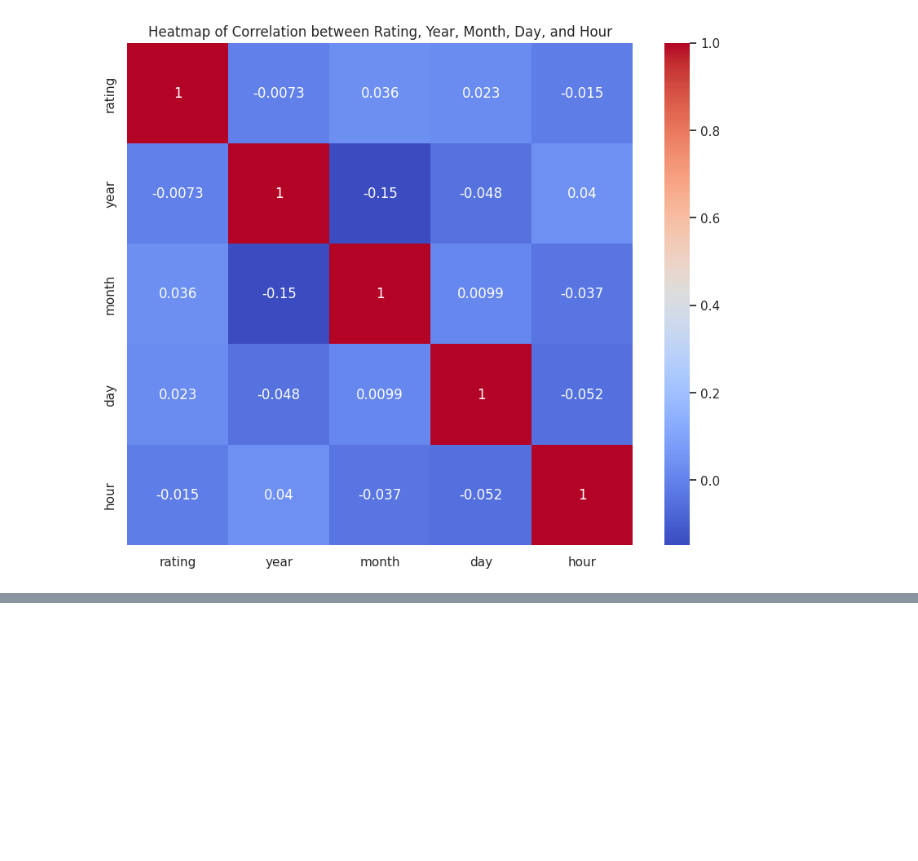
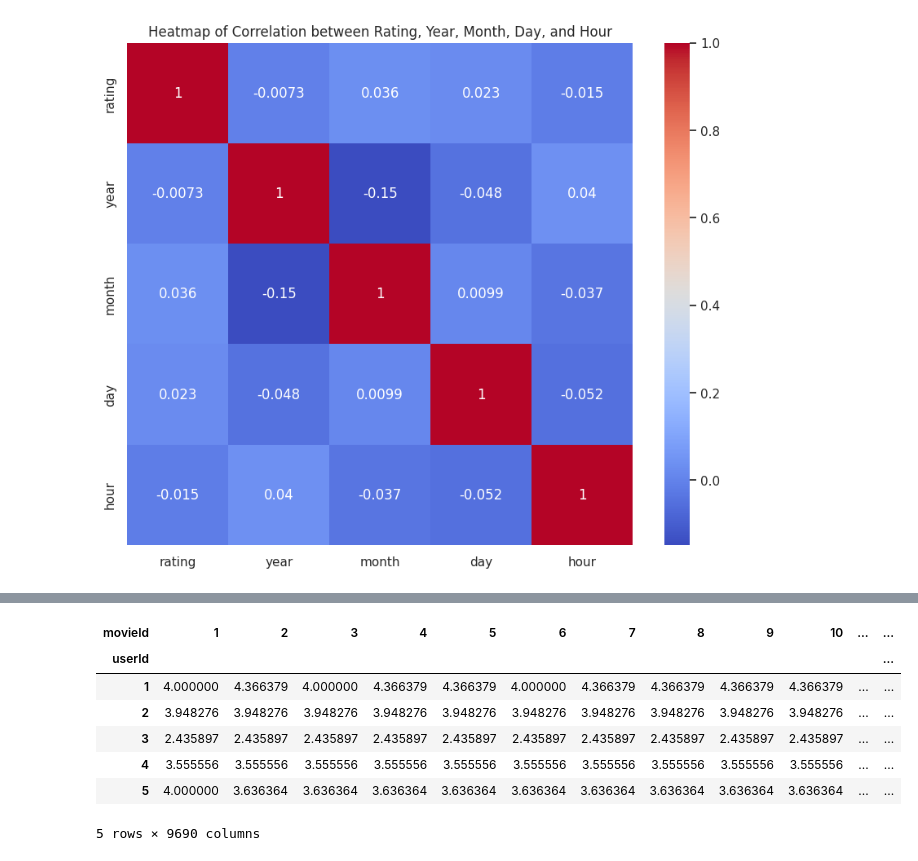
Before and after one commit to JuanCH94/Marketing, a Jupyter notebook: b_exploracion.ipynb, the cells around one changed output, grey strips where cells are left out. Drawn from its saved outputs; the diff is of its cells as text; code cells hidden in the pictures; blank space fills up the shorter version.

```diff
--- a/b_exploracion.ipynb
+++ b/b_exploracion.ipynb
@@ -962,0 +1175,15 @@ plt.show()
+# %%
+# Rellenar valores nulos con la media de las calificaciones de cada película
+ratings_matrix_filled = ratings_matrix.apply(lambda row: row.fillna(row.mean()), axis=1)
+
+# Ver la matriz con valores completados
+ratings_matrix_filled.head()
+# %% [output]
+| movieId | 1 | 2 | 3 | 4 | 5 | 6 | 7 | 8 | 9 | 10 | ... | ... |
+| userId |  |  |  |  |  |  |  |  |  |  |  | ... |
+| 1 | 4.000000 | 4.366379 | 4.000000 | 4.366379 | 4.366379 | 4.000000 | 4.366379 | 4.366379 | 4.366379 | 4.366379 | ... | ... |
+| 2 | 3.948276 | 3.948276 | 3.948276 | 3.948276 | 3.948276 | 3.948276 | 3.948276 | 3.948276 | 3.948276 | 3.948276 | ... | ... |
+| 3 | 2.435897 | 2.435897 | 2.435897 | 2.435897 | 2.435897 | 2.435897 | 2.435897 | 2.435897 | 2.435897 | 2.435897 | ... | ... |
+| 4 | 3.555556 | 3.555556 | 3.555556 | 3.555556 | 3.555556 | 3.555556 | 3.555556 | 3.555556 | 3.555556 | 3.555556 | ... | ... |
+| 5 | 4.000000 | 3.636364 | 3.636364 | 3.636364 | 3.636364 | 3.636364 | 3.636364 | 3.636364 | 3.636364 | 3.636364 | ... | ... |
+5 rows × 9690 columns
```
Also changed, not shown: parts of 25 cells of this notebook.
